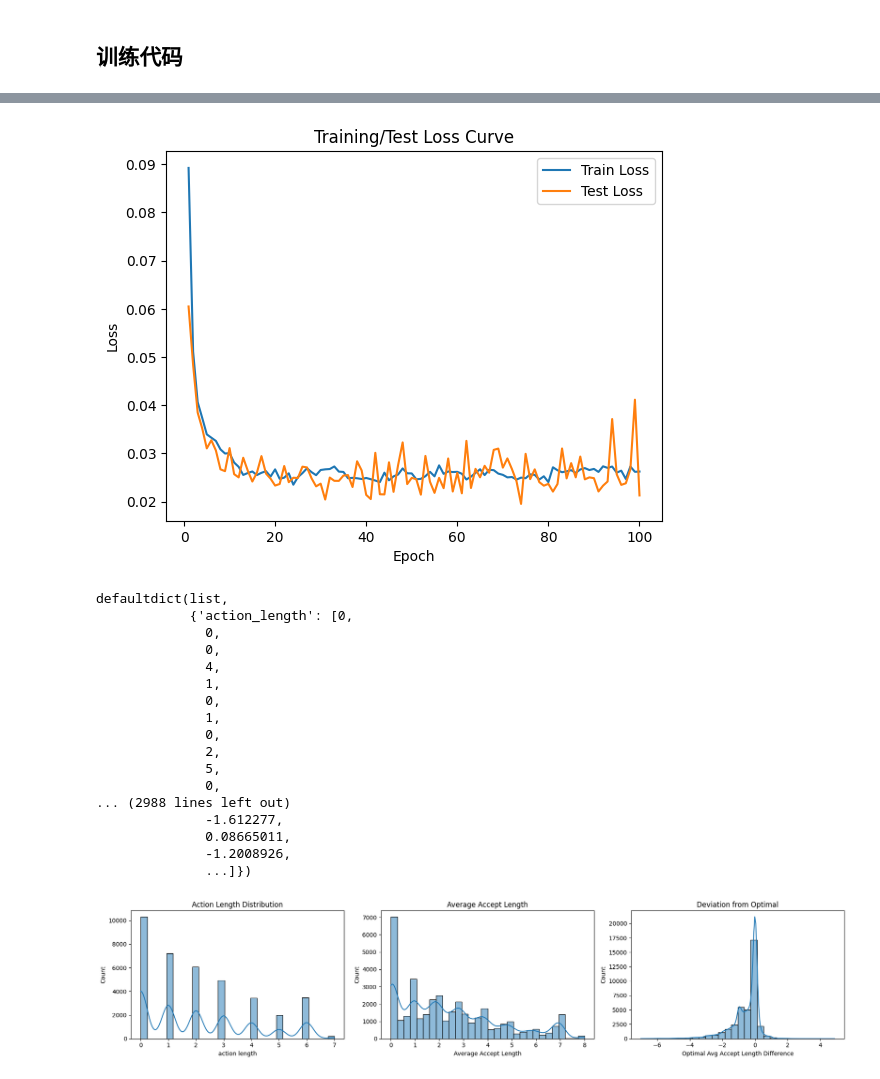
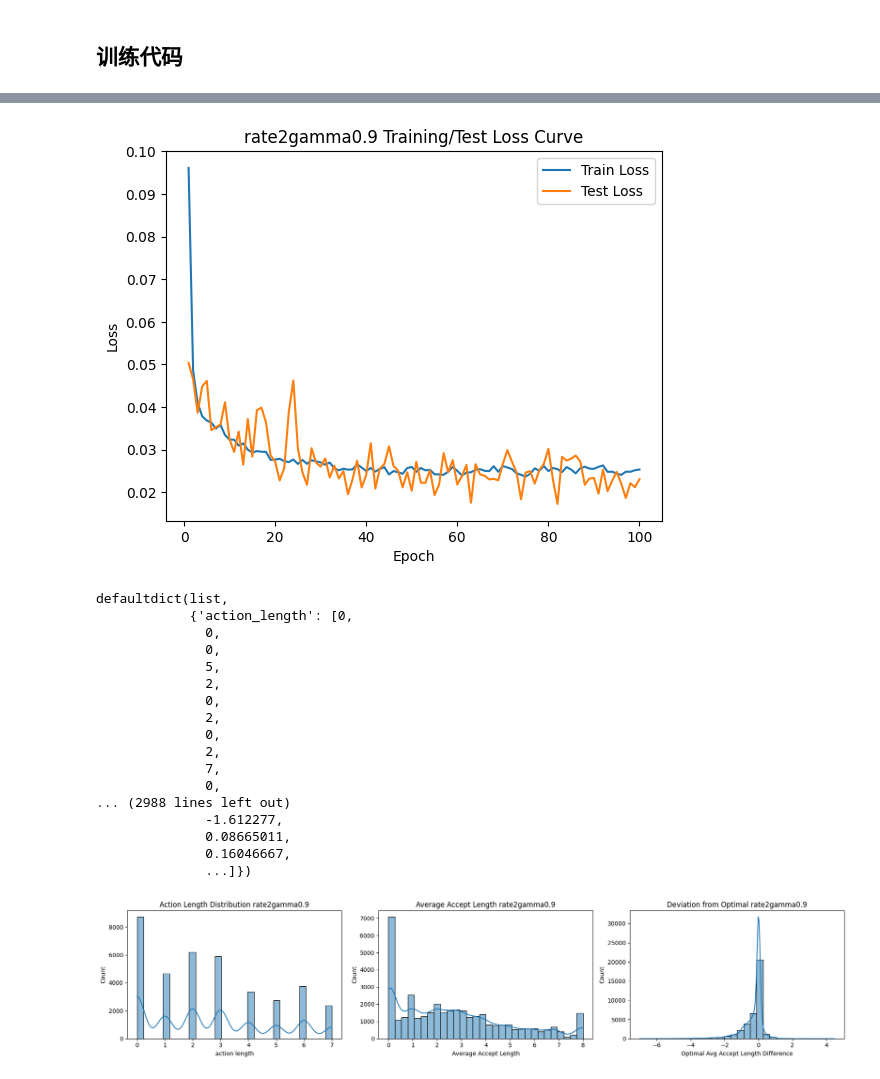
Before and after one commit to minaduki-sora/RADAR, a Jupyter notebook: notebook/rl_step_v2.ipynb, the cells around one changed output, grey strips where cells are left out. Saved outputs shown, nothing was run; the diff lists cells and outputs as text; code cells hidden in the pictures.

```diff
--- a/notebook/rl_step_v2.ipynb
+++ b/notebook/rl_step_v2.ipynb
@@ -173,8 +173,8 @@ def collate_fn(batch):
 max_len = 7
 num_paths = max_len + 1  # 8
 # %%
-rate = 3
-gamma = 0.8
+rate = 2
+gamma = 0.9
 # %% [markdown]
 ## 构造奖励矩阵
 # %%
@@ -420,8 +420,8 @@ plt.plot(range(1, num_epochs+1), test_losses, label="Test Loss")
 plt.xlabel("Epoch")
 plt.ylabel("Loss")
 plt.legend()
-plt.title("Training/Test Loss Curve")
-plt.savefig("loss_curve.png")
+plt.title(f"rate{rate}gamma{gamma} Training/Test Loss Curve")
+plt.savefig("../output/shareGPT/llama3.1/t1d7/rate{rate}gamma{gamma}-loss_curve.png")
 plt.show()
 
 # torch.save(model.state_dict(), "lstm_policy.pt")
@@ -446,4 +446,4 @@ Epoch 100, Train Loss: 0.0263, Test Loss: 0.0213
-[figure, old version]
+[figure, new version]
 # %%
 len_dict = cal_avg_len(model, test_loader)
 # %%
@@ -453,18 +453,18 @@ defaultdict(list,
             {'action_length': [0,
               0,
               0,
-              4,
-              1,
-              0,
-              1,
+              5,
+              2,
               0,
               2,
-              5,
+              0,
+              2,
+              7,
               0,
 ... (2988 lines left out)
               -1.612277,
               0.08665011,
-              -1.2008926,
+              0.16046667,
               ...]})
 # %%
 import matplotlib.pyplot as plt
@@ -475,17 +475,17 @@ def plot_distributions(len_dict):
 
     # 动作长度分布
     sns.histplot(len_dict["action_length"], kde=True, ax=axes[0], bins=30)
-    axes[0].set_title("Action Length Distribution")
+    axes[0].set_title(f"Action Length Distribution rate{rate}gamma{gamma}")
     axes[0].set_xlabel("action length")
 
     # 平均接受长度分布
     sns.histplot(len_dict["avg_acc_lens"], kde=True, ax=axes[1], bins=30)
-    axes[1].set_title("Average Accept Length")
+    axes[1].set_title(f"Average Accept Length rate{rate}gamma{gamma}")
     axes[1].set_xlabel("Average Accept Length")
 
     # 与最优值差值分布
     sns.histplot(len_dict["optimal_avg_acc_lens_diff"], kde=True, ax=axes[2], bins=30)
-    axes[2].set_title("Deviation from Optimal")
+    axes[2].set_title(f"Deviation from Optimal rate{rate}gamma{gamma}")
     axes[2].set_xlabel("Optimal Avg Accept Length Difference")
 
     plt.tight_layout()
@@ -493,7 +493,7 @@ def plot_distributions(len_dict):
 
 plot_distributions(len_dict)
 # %% [output]
-[figure, old version]
+[figure, new version]
 # %%
 def print_stats(len_dict):
     print("===== 统计指标 =====")
```
Also changed, not shown: parts of 2 cells of this notebook, 1 other file.
